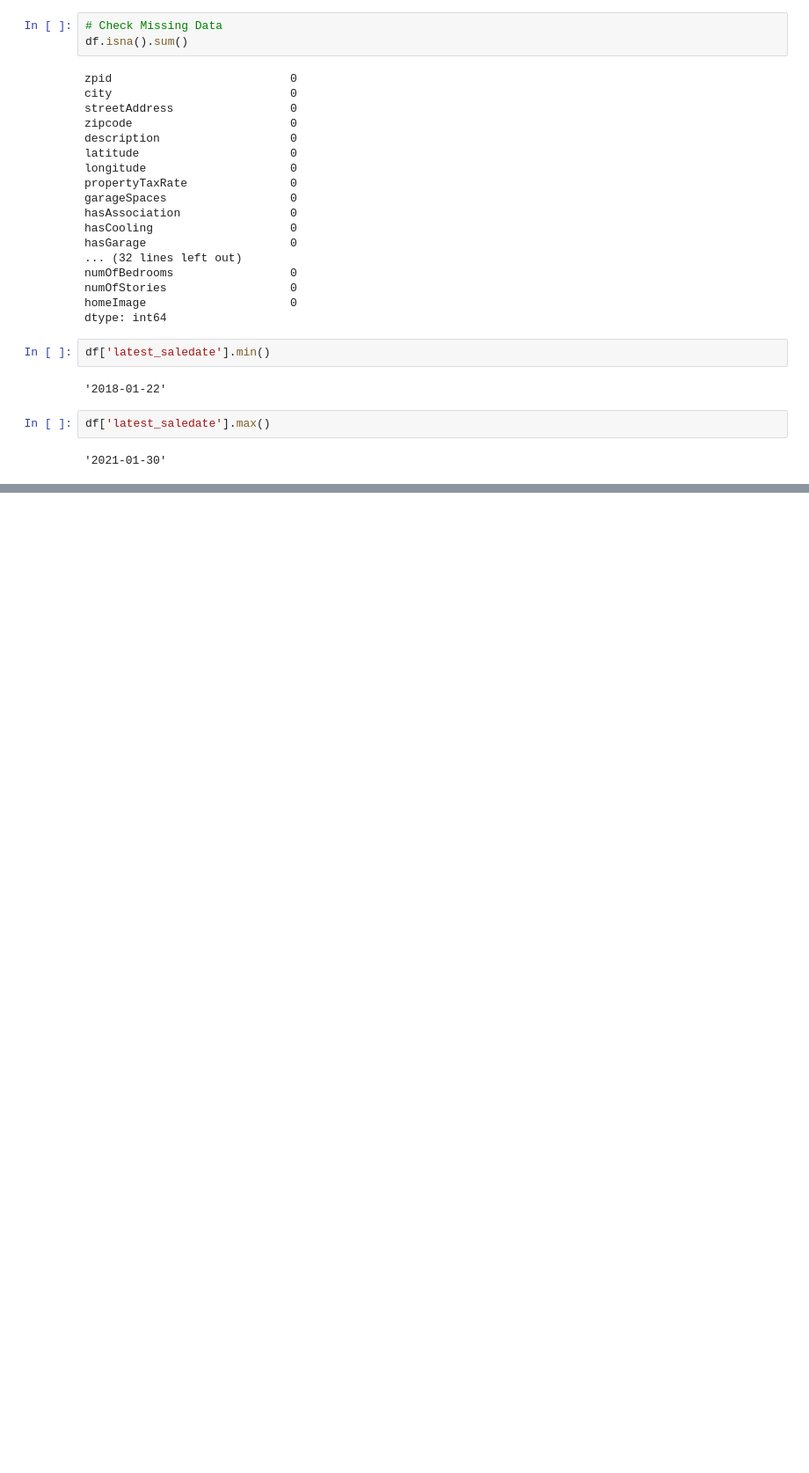
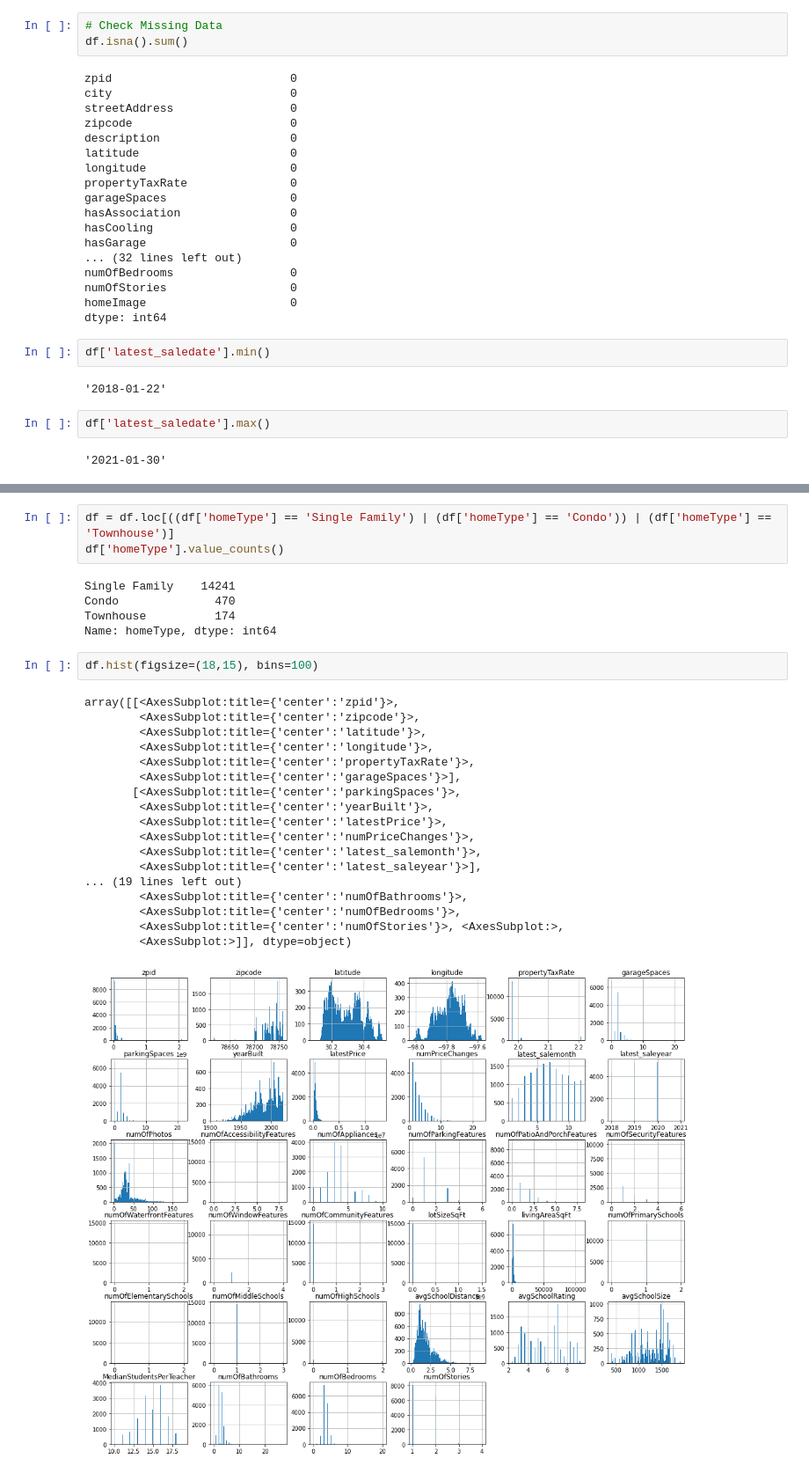
Before and after one commit to dianahandler/Final_Module20_Group3, a Jupyter notebook: Housing_Price_Data.ipynb, the cells around one changed output, grey strips where cells are left out. Shown at 88% size. Cells and saved outputs as stored; diff of their text form; blank space fills up the shorter version.

```diff
--- a/Housing_Price_Data.ipynb
+++ b/Housing_Price_Data.ipynb
@@ -81,0 +111,29 @@ df['latest_saledate'].max()
+# %%
+df = df.loc[((df['homeType'] == 'Single Family') | (df['homeType'] == 'Condo')) | (df['homeType'] == 'Townhouse')]
+df['homeType'].value_counts()
+# %% [output]
+Single Family    14241
+Condo              470
+Townhouse          174
+Name: homeType, dtype: int64
+# %%
+df.hist(figsize=(18,15), bins=100)
+# %% [output]
+array([[<AxesSubplot:title={'center':'zpid'}>,
+        <AxesSubplot:title={'center':'zipcode'}>,
+        <AxesSubplot:title={'center':'latitude'}>,
+        <AxesSubplot:title={'center':'longitude'}>,
+        <AxesSubplot:title={'center':'propertyTaxRate'}>,
+        <AxesSubplot:title={'center':'garageSpaces'}>],
+       [<AxesSubplot:title={'center':'parkingSpaces'}>,
+        <AxesSubplot:title={'center':'yearBuilt'}>,
+        <AxesSubplot:title={'center':'latestPrice'}>,
+        <AxesSubplot:title={'center':'numPriceChanges'}>,
+        <AxesSubplot:title={'center':'latest_salemonth'}>,
+        <AxesSubplot:title={'center':'latest_saleyear'}>],
+... (19 lines left out)
+        <AxesSubplot:title={'center':'numOfBathrooms'}>,
+        <AxesSubplot:title={'center':'numOfBedrooms'}>,
+        <AxesSubplot:title={'center':'numOfStories'}>, <AxesSubplot:>,
+        <AxesSubplot:>]], dtype=object)
+[figure, added]
```
Also changed, not shown: parts of 5 cells of this notebook.
